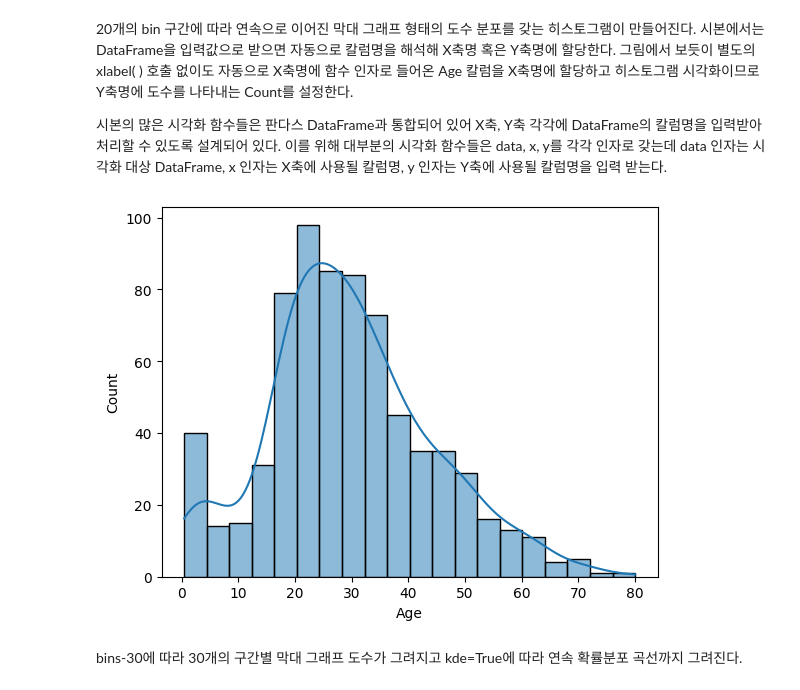
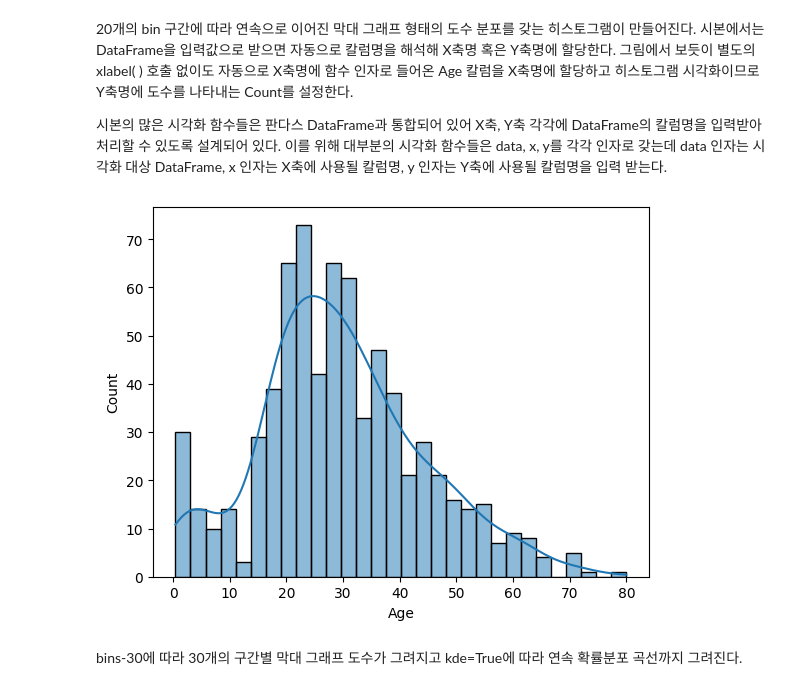
Before and after one commit to yunju-1118/ESAA, a Jupyter notebook: ESAA_YB_week2_2.ipynb, the cells around one changed output. Cells and saved outputs as stored; diff of their text form; code cells hidden in the pictures.

```diff
--- a/ESAA_YB_week2_2.ipynb
+++ b/ESAA_YB_week2_2.ipynb
@@ -63,10 +61,10 @@ plt.show()
 
 시본의 많은 시각화 함수들은 판다스 DataFrame과 통합되어 있어 X축, Y축 각각에 DataFrame의 칼럼명을 입력받아 처리할 수 있도록 설계되어 있다. 이를 위해 대부분의 시각화 함수들은 data, x, y를 각각 인자로 갖는데 data 인자는 시각화 대상 DataFrame, x 인자는 X축에 사용될 칼럼명, y 인자는 Y축에 사용될 칼럼명을 입력 받는다.
 # %%
-sns.histplot(x='Age', data=titanic_df, bins=20, kde=True)
+sns.histplot(x='Age', data=titanic_df, bins=30, kde=True)
 plt.show()
 # %% [output]
-[figure, old version]
+[figure, new version]
 # %% [markdown]
 bins-30에 따라 30개의 구간별 막대 그래프 도수가 그려지고 kde=True에 따라 연속 확률분포 곡선까지 그려진다.
 # %% [markdown]
```
Also changed, not shown: parts of 1 cell of this notebook.
